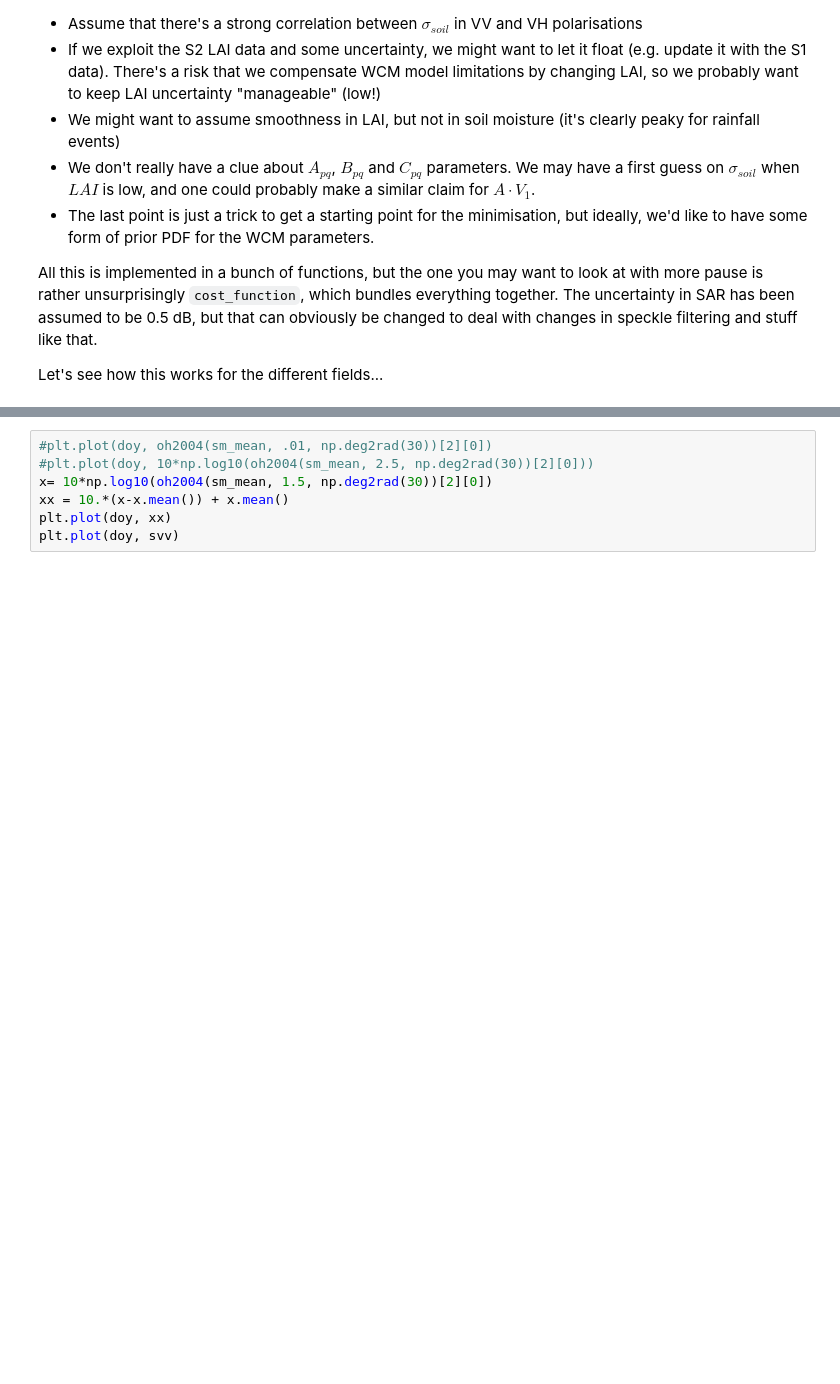
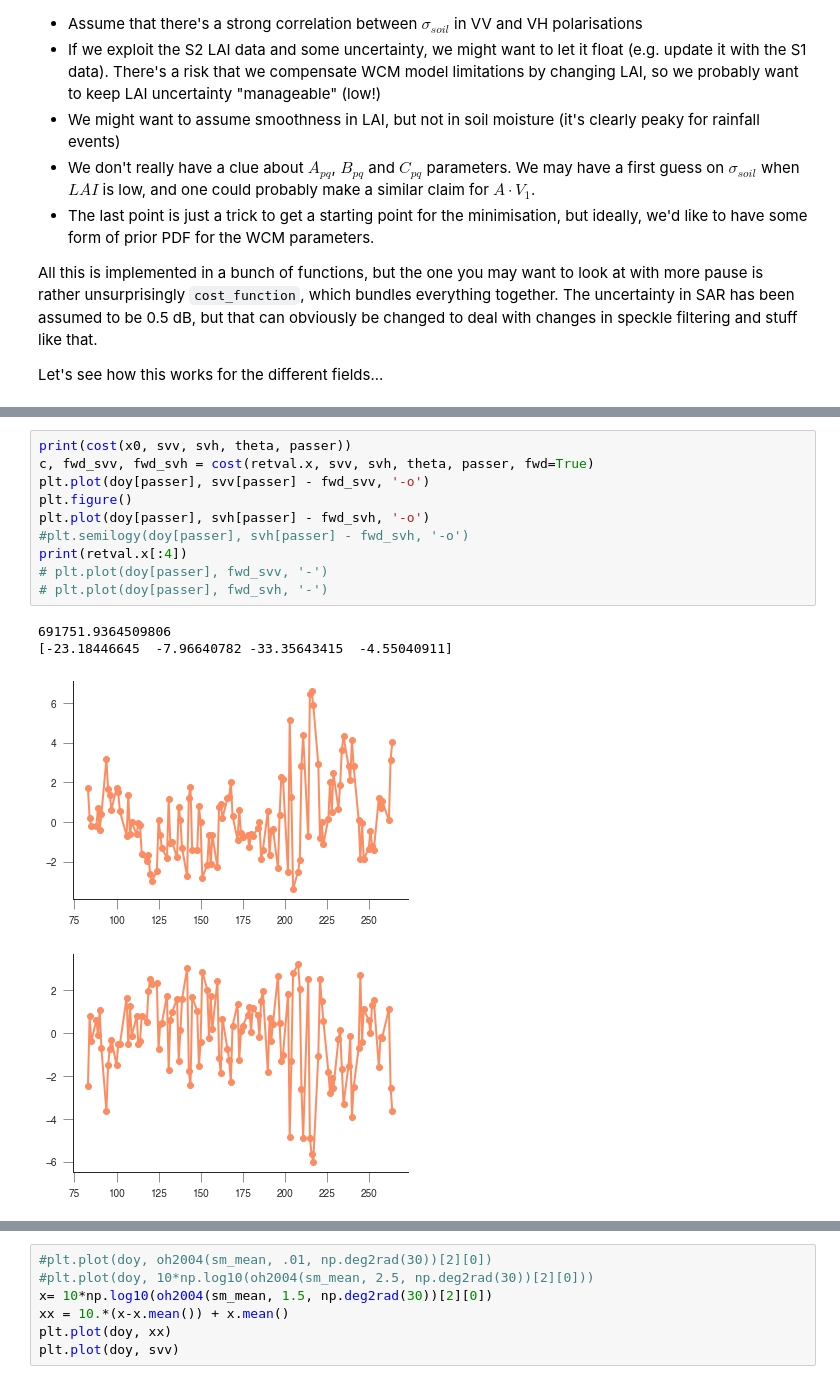
Before and after one commit to jgomezdans/sar_homework, a Jupyter notebook: LMU_new_soil.ipynb, the cells around one changed output, grey strips where cells are left out. Cells and saved outputs as stored; diff of their text form; blank space fills up the shorter version.

```diff
--- a/LMU_new_soil.ipynb
+++ b/LMU_new_soil.ipynb
@@ -420,0 +364,15 @@ plt.legend()
+# %%
+print(cost(x0, svv, svh, theta, passer))
+c, fwd_svv, fwd_svh = cost(retval.x, svv, svh, theta, passer, fwd=True)
+plt.plot(doy[passer], svv[passer] - fwd_svv, '-o')
+plt.figure()
+plt.plot(doy[passer], svh[passer] - fwd_svh, '-o')
+#plt.semilogy(doy[passer], svh[passer] - fwd_svh, '-o')
+print(retval.x[:4])
+# plt.plot(doy[passer], fwd_svv, '-')
+# plt.plot(doy[passer], fwd_svh, '-')
+# %% [output]
+691751.9364509806
+[-23.18446645  -7.96640782 -33.35643415  -4.55040911]
+[figure, added]
+[figure, added]
```
Also changed, not shown: parts of 7 cells of this notebook.
